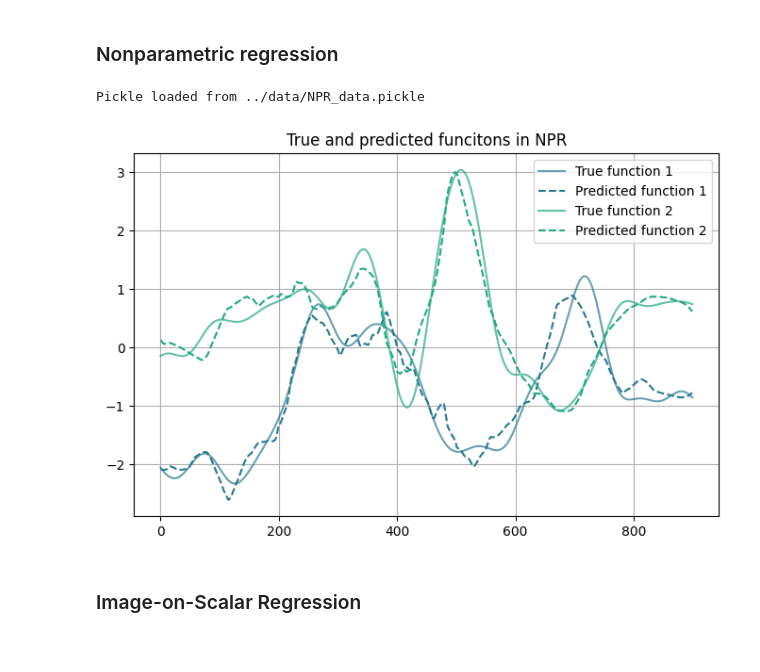
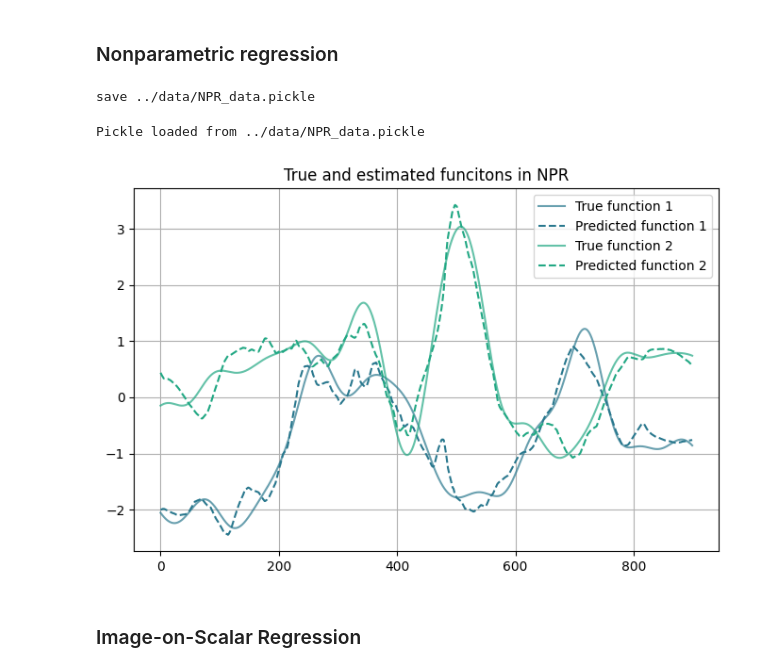
Before and after one commit to y1zhong/DKLP, a Jupyter notebook: code/example.ipynb, the cells around one changed output. Saved outputs shown, nothing was run; the diff lists cells and outputs as text; code cells hidden in the pictures.

```diff
--- a/code/example.ipynb
+++ b/code/example.ipynb
@@ -11,8 +11,10 @@ import matplotlib.cm as cm
 ### Nonparametric regression
 # %%
 ### generate data from nonparameteric regression
-# npr_data = gen_data_npr(N=200, d=1, img_shape=[900], kernel='RBF', ls=0.1, var=1, sig=1, n_sim=1)
-# save_pickle(npr_data, '../data/NPR_data.pickle')
+npr_data = gen_data_npr(N=50, d=1, img_shape=[900], kernel='RBF', ls=0.1, var=1, sig=1, n_sim=1)
+save_pickle(npr_data, '../data/NPR_data.pickle')
+# %% [output]
+save ../data/NPR_data.pickle
 # %%
 npr_data = load_pickle('../data/NPR_data.pickle')
 sim_data = npr_data['data']
@@ -25,9 +27,9 @@ V_total = y.shape[0]
 Pickle loaded from ../data/NPR_data.pickle
 # %%
 import DKLP_NPR
+DKLP_NPR = importlib.reload(DKLP_NPR)
 torch.manual_seed(0)
-model = DKLP_NPR.NPR( S=S, y=y, pred_S=S,
-         J = 20, H = 128, M=3,
+npr_model = DKLP_NPR.NPR( S=S, Y=y, pred_S=S,
+        J = 20, H = 128, M=3,
         burnin=1000, thin=1, mcmc_sample=1000,lr=1e-8)
-model.fit()
-est = model.post_mean()
+npr_model.fit()
@@ -36,17 +36,20 @@ pred_f = model.post_pred()
+# %%
+npr_post = npr_model.post_summary()
+maineff = npr_post['maineff']
 # %%
 colors = cm.viridis(np.linspace(0.4, 0.8, 3))
 plt.figure(figsize=(8, 5))
 
 for i in range(2):
     plt.plot(f[:, i], color=colors[i], linestyle='-', label=f'True function {i+1}', alpha=0.7)
-    plt.plot(pred_f[:, i], color=colors[i], linestyle='--', label=f'Predicted function {i+1}')
+    plt.plot(maineff[:, i], color=colors[i], linestyle='--', label=f'Predicted function {i+1}')
 
-plt.title("True and predicted funcitons in NPR")
+plt.title("True and estimated funcitons in NPR")
 plt.legend()
 plt.grid(True)
 plt.show()
 # %% [output]
-[figure, old version]
+[figure, new version]
 # %% [markdown]
 ### Image-on-Scalar Regression
 # %%
```
Also changed, not shown: parts of 9 cells of this notebook, 5 other files.
